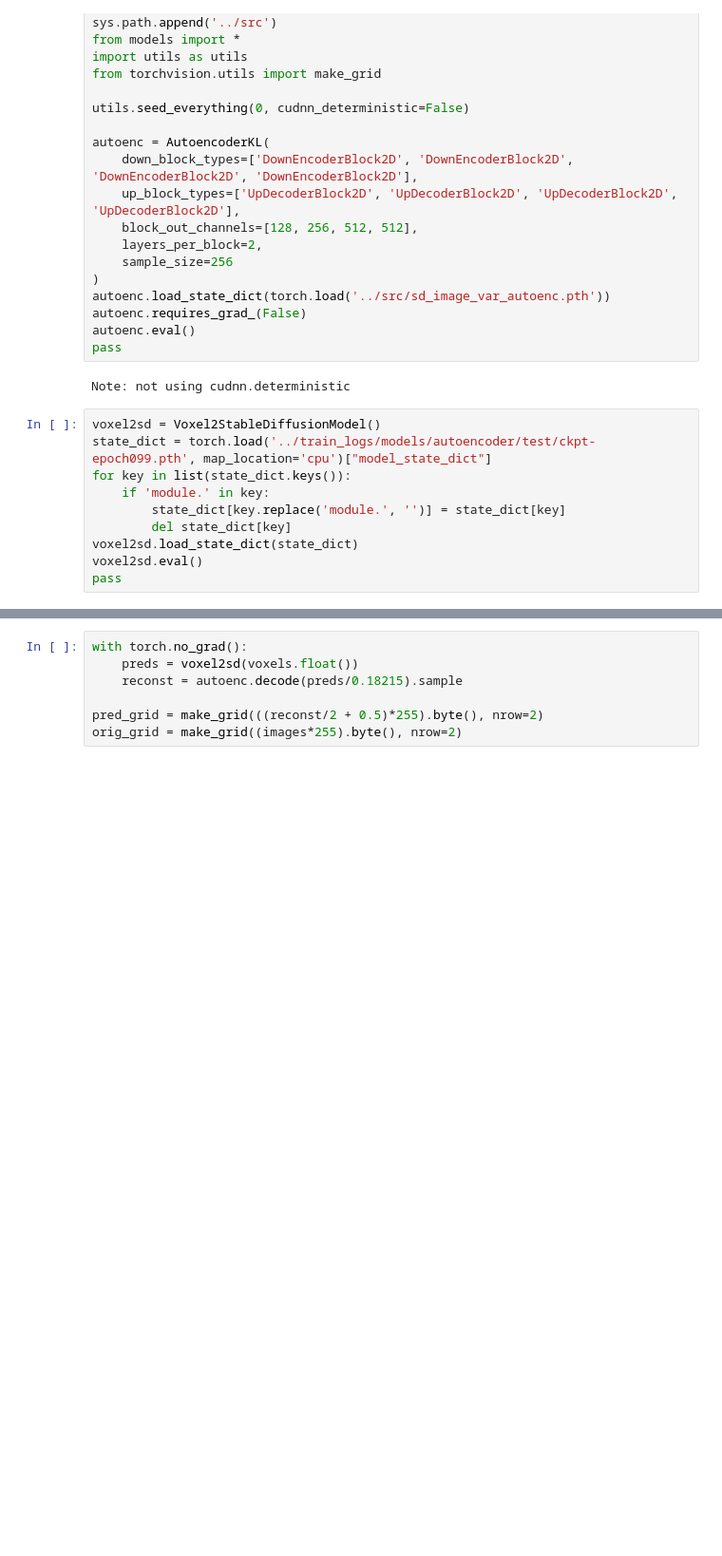
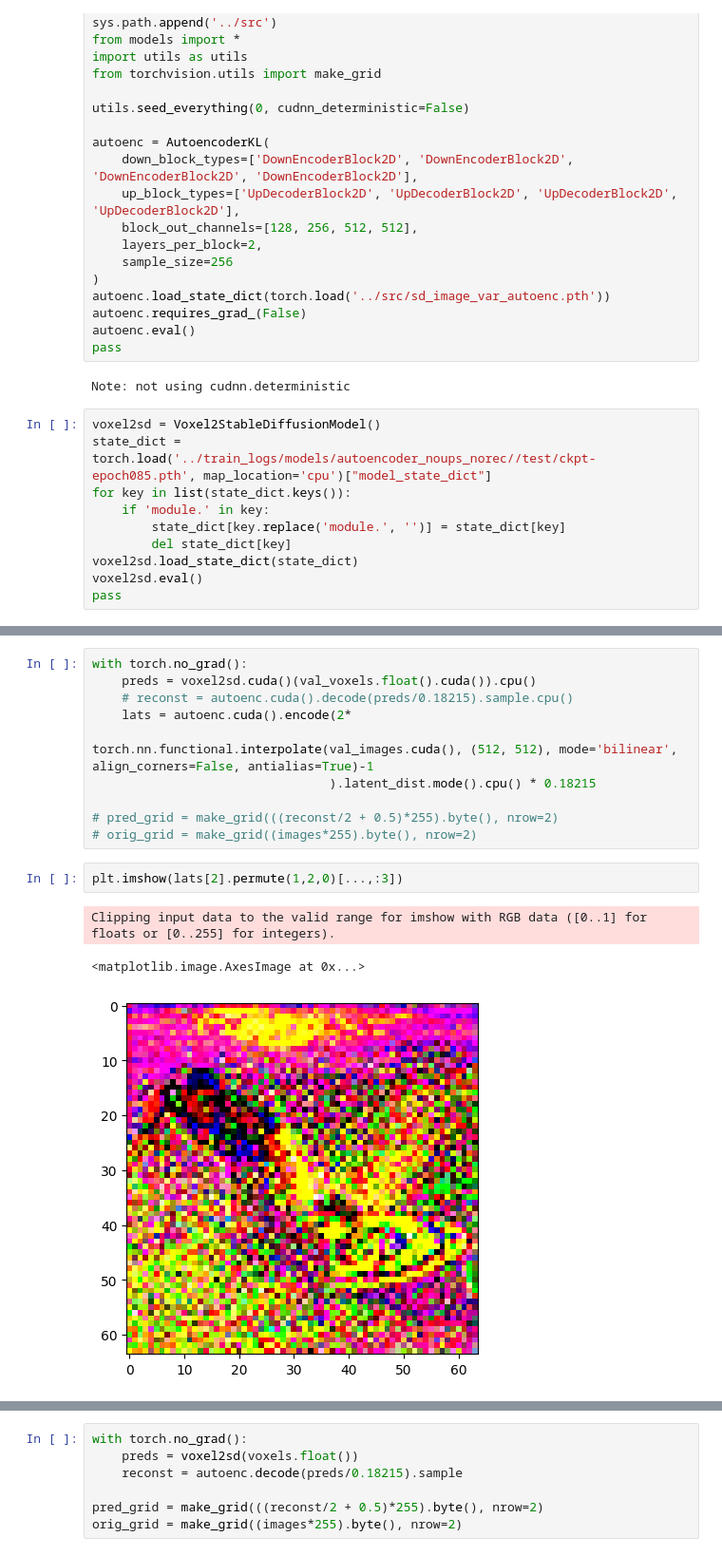
Before and after one commit to MedARC-AI/fMRI-reconstruction-NSD, a Jupyter notebook: notebooks/test_autoencoder.ipynb, the cells around one changed output, grey strips where cells are left out. Shown at 95% size. Cells and saved outputs as stored; diff of their text form; blank space fills up the shorter version.

```diff
--- a/notebooks/test_autoencoder.ipynb
+++ b/notebooks/test_autoencoder.ipynb
@@ -27,7 +27,7 @@ pass
 Note: not using cudnn.deterministic
 # %%
 voxel2sd = Voxel2StableDiffusionModel()
-state_dict = torch.load('../train_logs/models/autoencoder/test/ckpt-epoch099.pth', map_location='cpu')["model_state_dict"]
+state_dict = torch.load('../train_logs/models/autoencoder_noups_norec//test/ckpt-epoch085.pth', map_location='cpu')["model_state_dict"]
 for key in list(state_dict.keys()):
     if 'module.' in key:
         state_dict[key.replace('module.', '')] = state_dict[key]
@@ -70,0 +96,16 @@ voxels, images, _ = next(iter(val_dl))
+# %%
+with torch.no_grad():
+    preds = voxel2sd.cuda()(val_voxels.float().cuda()).cpu()
+    # reconst = autoenc.cuda().decode(preds/0.18215).sample.cpu()
+    lats = autoenc.cuda().encode(2*
+                                 torch.nn.functional.interpolate(val_images.cuda(), (512, 512), mode='bilinear', align_corners=False, antialias=True)-1
+                                ).latent_dist.mode().cpu() * 0.18215
+
+# pred_grid = make_grid(((reconst/2 + 0.5)*255).byte(), nrow=2)
+# orig_grid = make_grid((images*255).byte(), nrow=2)
+# %%
+plt.imshow(lats[2].permute(1,2,0)[...,:3])
+# %% [output]
+Clipping input data to the valid range for imshow with RGB data ([0..1] for floats or [0..255] for integers).
+<matplotlib.image.AxesImage at 0x...>
+[figure, added]
```
Also changed, not shown: parts of 14 cells of this notebook, 16 other files.
